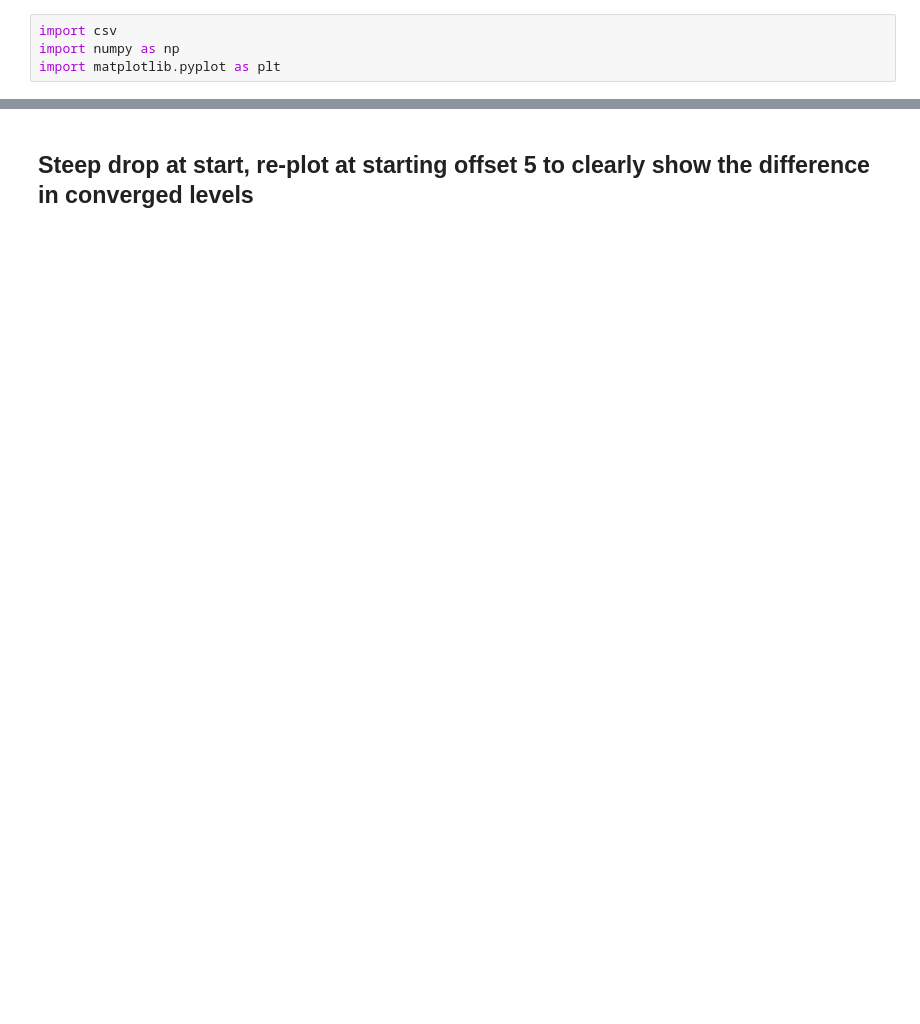
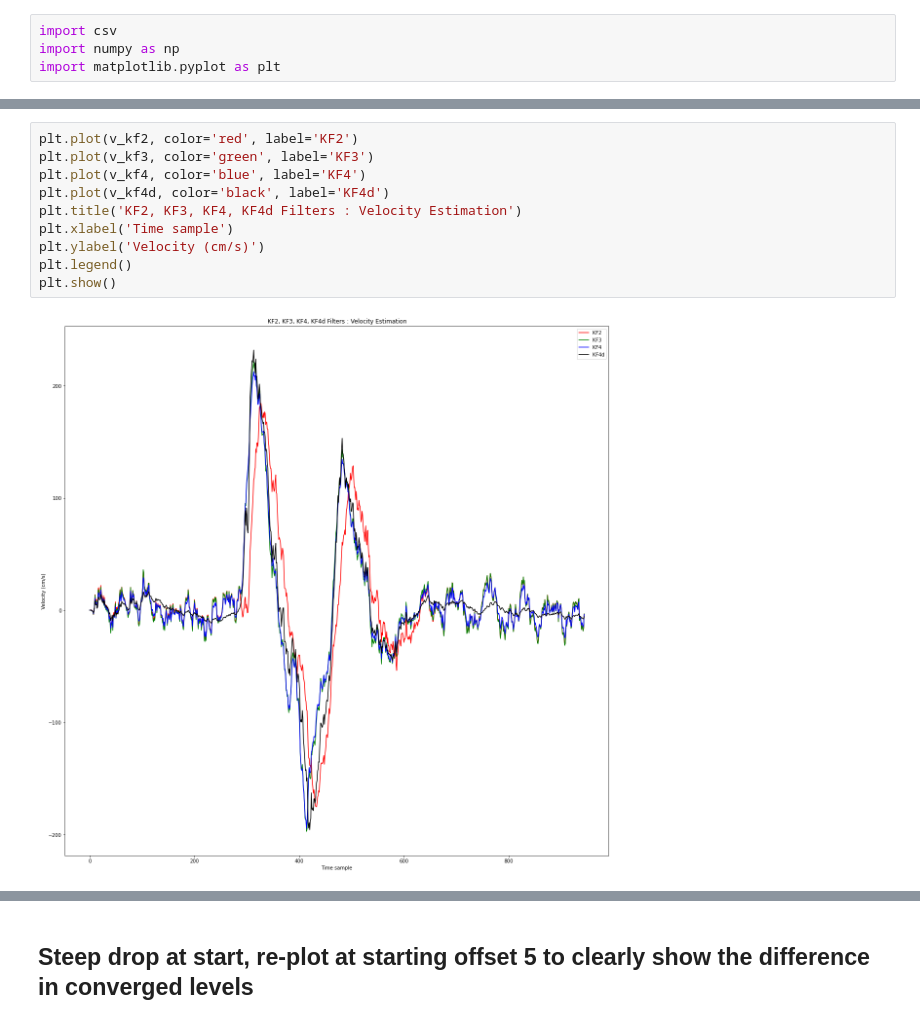
Before and after one commit to har-in-air/ESP32_IMU_BARO_GPS_VARIO, a Jupyter notebook: offline/kf/compare_kf2_kf3_kf4.ipynb, the cells around one changed output, grey strips where cells are left out. Drawn from its saved outputs; the diff is of its cells as text; blank space fills up the shorter version.

```diff
--- a/offline/kf/compare_kf2_kf3_kf4.ipynb
+++ b/offline/kf/compare_kf2_kf3_kf4.ipynb
@@ -264,0 +163,12 @@ plt.show()
+# %%
+plt.plot(v_kf2, color='red', label='KF2')
+plt.plot(v_kf3, color='green', label='KF3')
+plt.plot(v_kf4, color='blue', label='KF4')
+plt.plot(v_kf4d, color='black', label='KF4d')
+plt.title('KF2, KF3, KF4, KF4d Filters : Velocity Estimation')
+plt.xlabel('Time sample')
+plt.ylabel('Velocity (cm/s)')
+plt.legend()
+plt.show()
+# %% [output]
+[figure, added]
```
Also changed, not shown: parts of 44 cells of this notebook, 22 other files.
